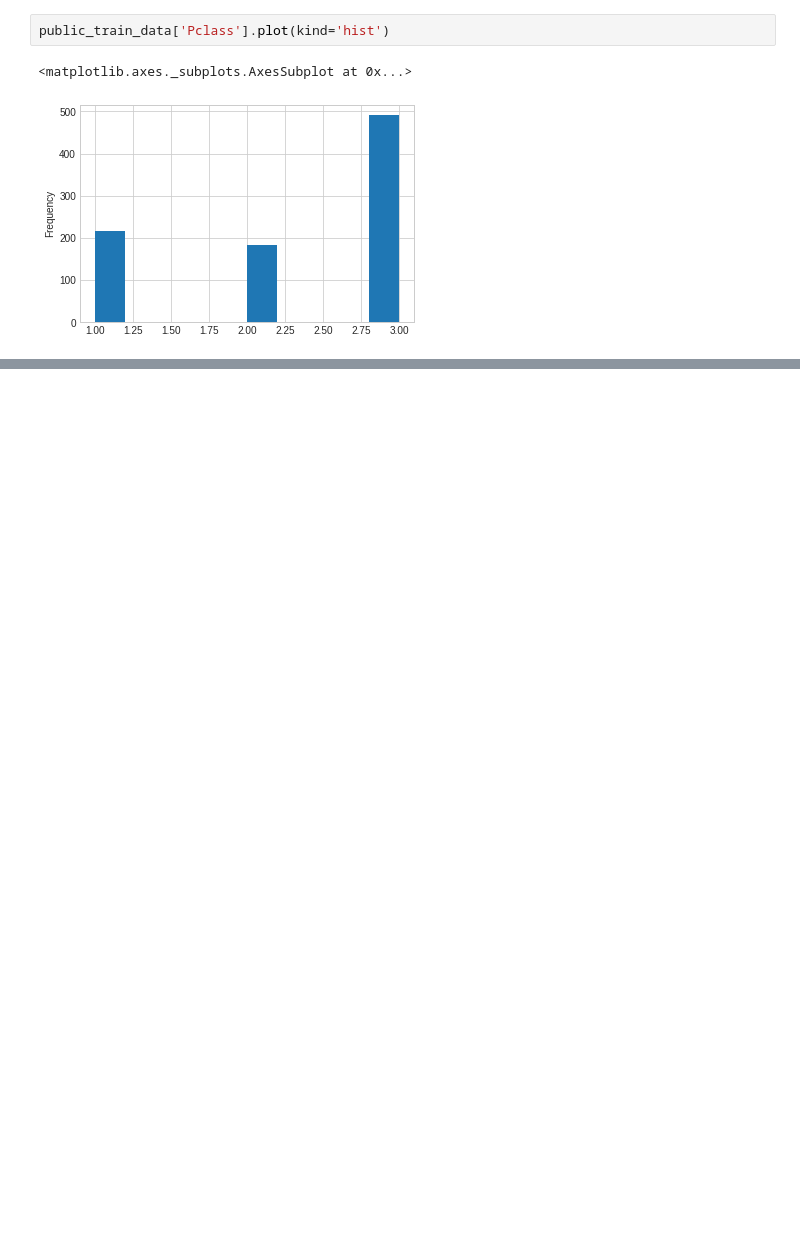
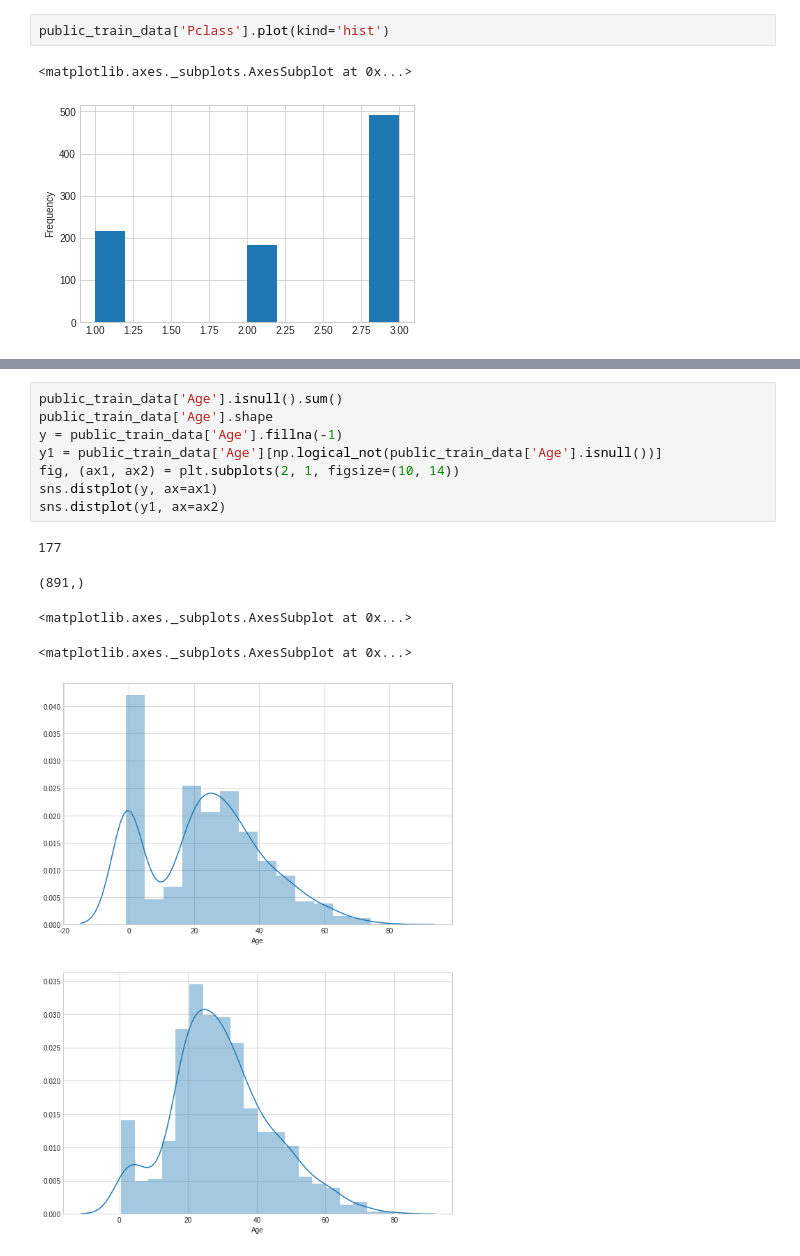
Before and after one commit to AutuanLiu/MDeepLearn, a Jupyter notebook: Kaggle/Titanic.ipynb, the cells around one changed output, grey strips where cells are left out. Cells and saved outputs as stored; diff of their text form; blank space fills up the shorter version.

```diff
--- a/Kaggle/Titanic.ipynb
+++ b/Kaggle/Titanic.ipynb
@@ -60,0 +131,14 @@ public_train_data['Pclass'].plot(kind='hist')
+# %%
+public_train_data['Age'].isnull().sum()
+public_train_data['Age'].shape
+y = public_train_data['Age'].fillna(-1)
+y1 = public_train_data['Age'][np.logical_not(public_train_data['Age'].isnull())]
+fig, (ax1, ax2) = plt.subplots(2, 1, figsize=(10, 14))
+sns.distplot(y, ax=ax1)
+sns.distplot(y1, ax=ax2)
+# %% [output]
+177
+(891,)
+<matplotlib.axes._subplots.AxesSubplot at 0x...>
+<matplotlib.axes._subplots.AxesSubplot at 0x...>
+[figure, added]
```
Also changed, not shown: parts of 8 cells of this notebook.
